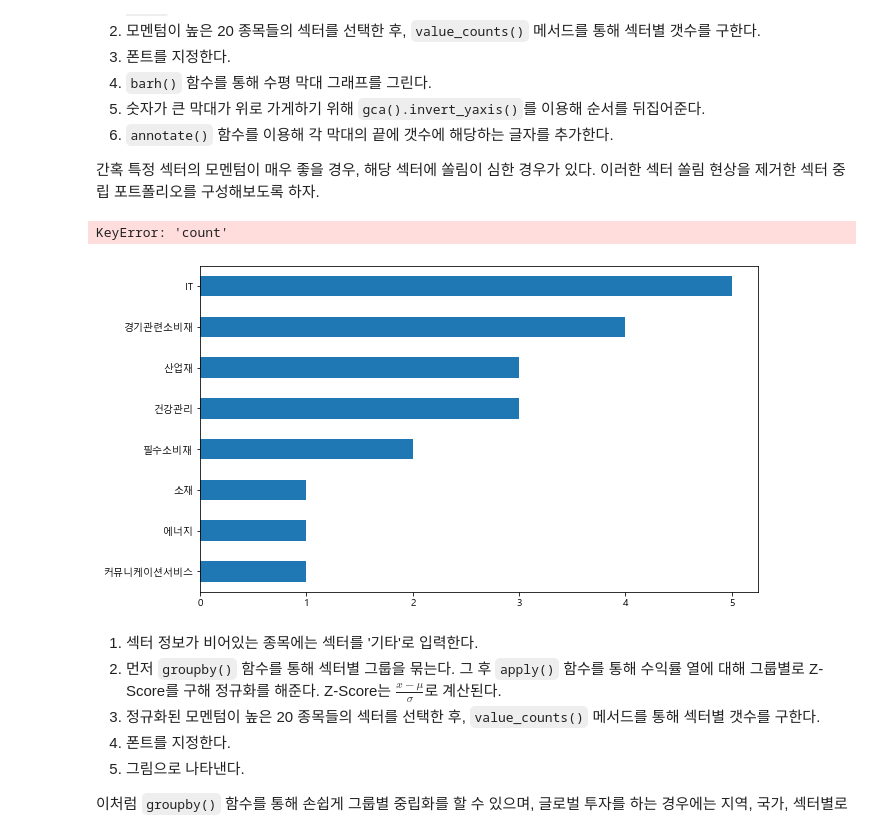
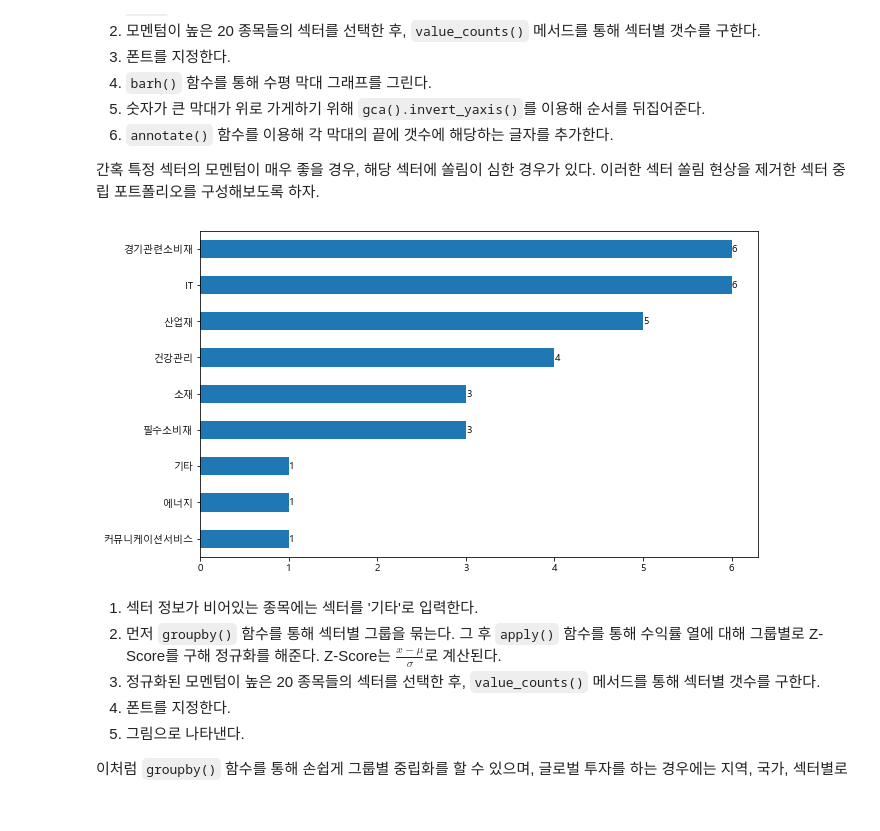
Before and after one commit to sizipusx/quant_py, a Jupyter notebook: factor.ipynb, the cells around one changed output. Cells and saved outputs as stored; diff of their text form; code cells hidden in the pictures.

```diff
--- a/factor.ipynb
+++ b/factor.ipynb
@@ -1380,8 +1380,9 @@ data_bind.head()
 import matplotlib.pyplot as plt
 
 data_bind['rank'] = data_bind['return'].rank(axis=0, ascending=False)
-sector_count = pd.DataFrame(data_bind.loc[data_bind['rank'] <= 20,
+sector_count = pd.DataFrame(data_bind.loc[data_bind['rank'] <= 30,
                                           'SEC_NM_KOR'].value_counts())
+sector_count.columns = ['count']  # 열 이름을 'count'로 변경
 
 plt.rc('font', family='Malgun Gothic')
 sector_count.plot.barh(figsize=(10, 6), legend=False)
@@ -1404,20 +1404,20 @@ KeyError: 'count'
 # %%
 data_bind.loc[data_bind['SEC_NM_KOR'].isnull(), 'SEC_NM_KOR'] = '기타'
 data_bind['z-score'] = data_bind.groupby(
     'SEC_NM_KOR', dropna=False)['return'].transform(lambda x: zscore(x, nan_policy='omit'))
 data_bind['z-rank'] = data_bind['z-score'].rank(axis=0, ascending=False)
-sector_neutral_count = pd.DataFrame(data_bind.loc[data_bind['z-rank'] <= 20,
+sector_neutral_count = pd.DataFrame(data_bind.loc[data_bind['z-rank'] <= 30,
                                                   'SEC_NM_KOR'].value_counts())
 
+sector_neutral_count.columns = ['count']
 plt.rc('font', family='Malgun Gothic')
 sector_neutral_count.plot.barh(figsize=(10, 6), legend=False)
 plt.gca().invert_yaxis()
 
 for y, x in enumerate(sector_neutral_count['count']):
     plt.annotate(str(x), xy=(x, y), va='center')
 # %% [output]
-KeyError: 'count'
-[figure, old version]
+[figure, new version]
 # %% [markdown]
 1. 섹터 정보가 비어있는 종목에는 섹터를 '기타'로 입력한다.
 2. 먼저 `groupby()` 함수를 통해 섹터별 그룹을 묶는다. 그 후 `apply()` 함수를 통해 수익률 열에 대해 그룹별로 Z-Score를 구해 정규화를 해준다. Z-Score는 $\frac{x-\mu}{\sigma}$로 계산된다.
```
Also changed, not shown: parts of 33 cells of this notebook, 1 other file.
